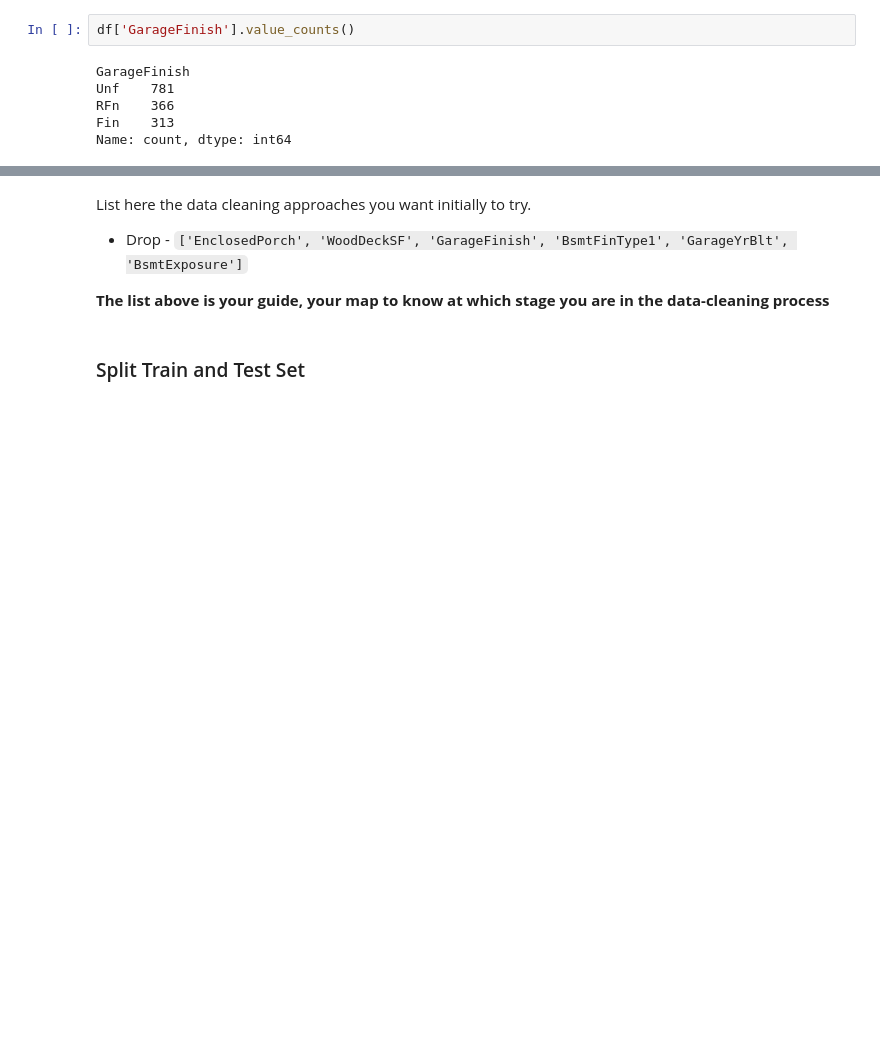
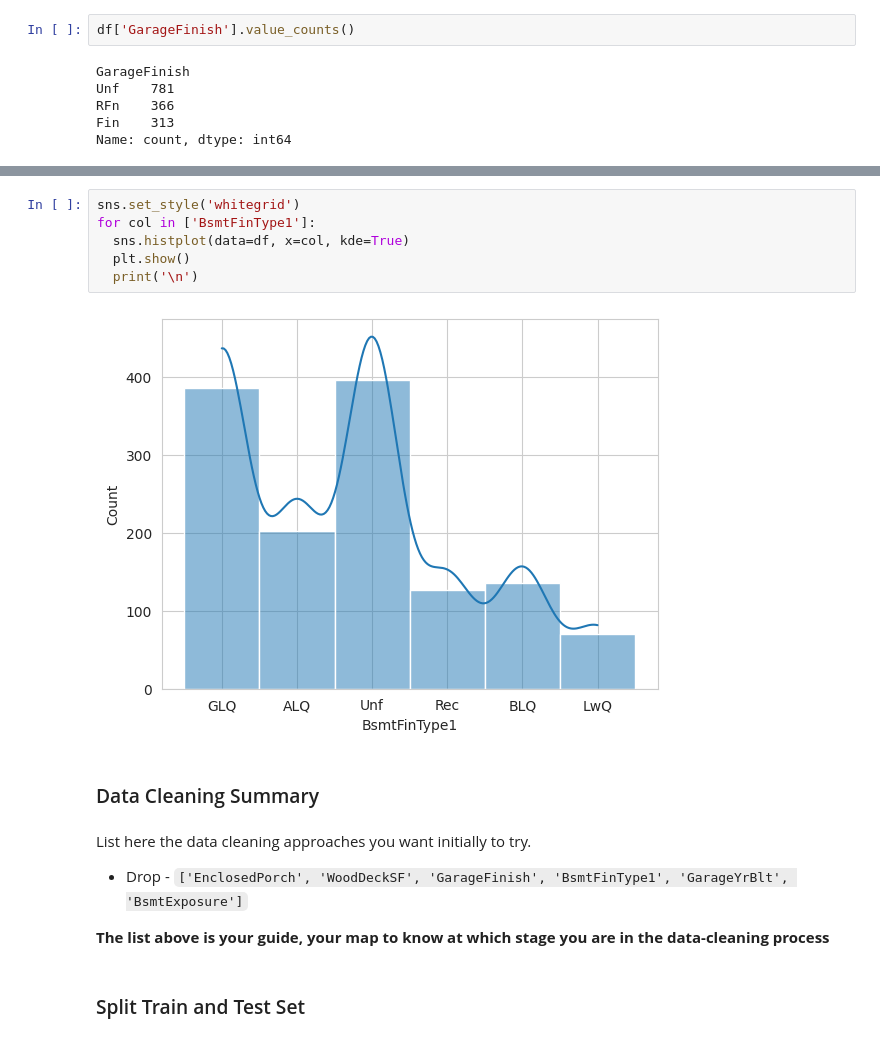
Before and after one commit to JohnStuartPhil/p5test, a Jupyter notebook: jupyter_notebooks/03 - DataCleaning.ipynb, the cells around one changed output, grey strips where cells are left out. Drawn from its saved outputs; the diff is of its cells as text; blank space fills up the shorter version.

Commit message:
Add to DataCleaning notebook

```diff
--- a/jupyter_notebooks/03 - DataCleaning.ipynb
+++ b/jupyter_notebooks/03 - DataCleaning.ipynb
@@ -388,3 +399,13 @@ Name: count, dtype: int64
+# %%
+sns.set_style('whitegrid')
+for col in ['BsmtFinType1']:
+  sns.histplot(data=df, x=col, kde=True)
+  plt.show()
+  print('\n')
+# %% [output]
+[figure, added]
+# %% [markdown]
+### Data Cleaning Summary
 # %% [markdown]
 List here the data cleaning approaches you want initially to try.
 * Drop - `['EnclosedPorch', 'WoodDeckSF', 'GarageFinish', 'BsmtFinType1', 'GarageYrBlt', 'BsmtExposure']`
```
Also changed, not shown: parts of 5 cells of this notebook.
